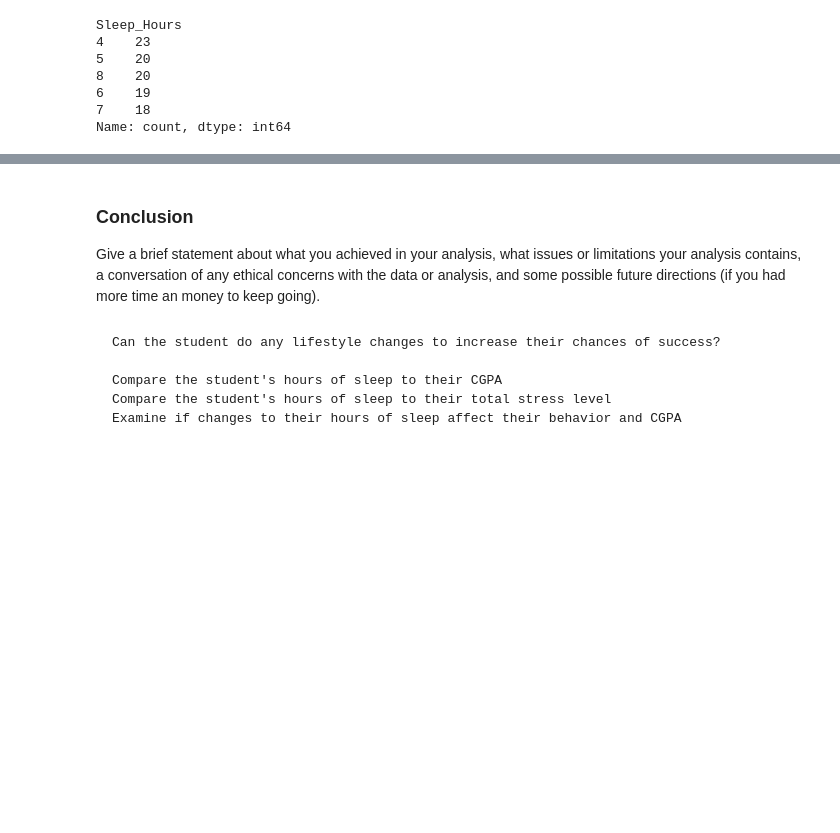
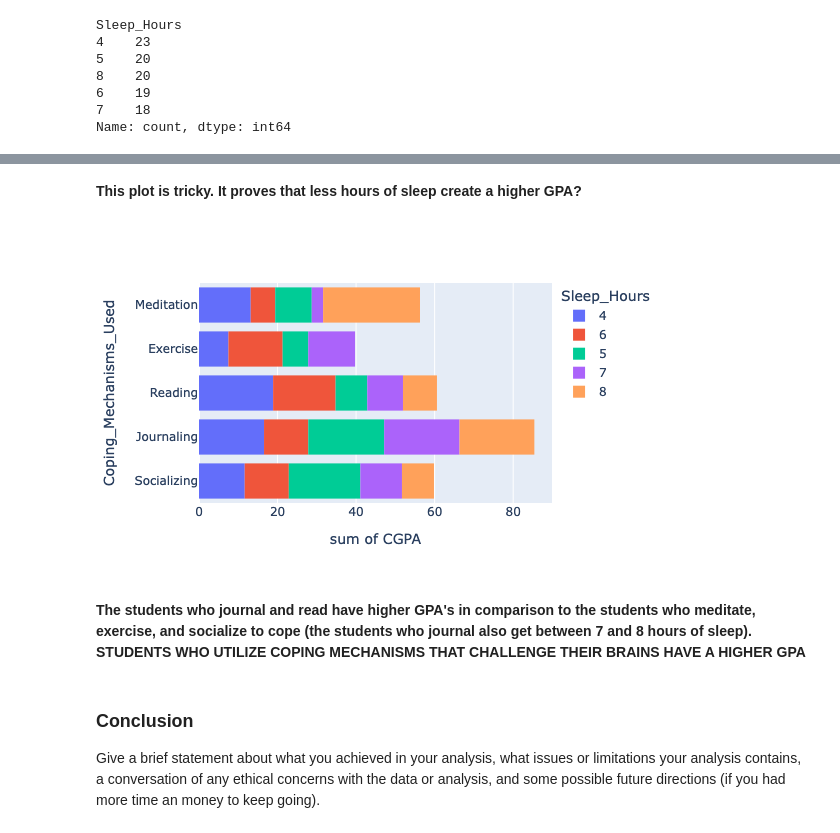
Before and after one commit to urielmartinez09/Project, a Jupyter notebook: Jazmine.ipynb, the cells around one changed output, grey strips where cells are left out. Cells and saved outputs as stored; diff of their text form; code cells hidden in the pictures; blank space fills up the shorter version.

```diff
--- a/Jazmine.ipynb
+++ b/Jazmine.ipynb
@@ -245,12 +251,14 @@ fig.show()
+# %% [markdown]
+**This plot is tricky. It proves that less hours of sleep create a higher GPA?**
+# %%
+fig=px.histogram(DF_model1,x='CGPA',y='Coping_Mechanisms_Used',color='Sleep_Hours')
+fig.show()
+# %% [output]
+[figure, added]
+# %% [markdown]
+**The students who journal and read have higher GPA's in comparison to the students who meditate, exercise, and socialize to cope (the students who journal also get between 7 and 8 hours of sleep). STUDENTS WHO UTILIZE COPING MECHANISMS THAT CHALLENGE THEIR BRAINS HAVE A HIGHER GPA**
 # %% [markdown]
 ### Conclusion
 
 
 Give a brief statement about what you achieved in your analysis, what issues or limitations your analysis contains, a conversation of any ethical concerns with the data or analysis, and some possible future directions (if you had more time an money to keep going).
-# %% [markdown]
-
-    Can the student do any lifestyle changes to increase their chances of success?
-
-    Compare the student's hours of sleep to their CGPA
-    Compare the student's hours of sleep to their total stress level
-    Examine if changes to their hours of sleep affect their behavior and CGPA
```
Also changed, not shown: parts of 10 cells of this notebook.
